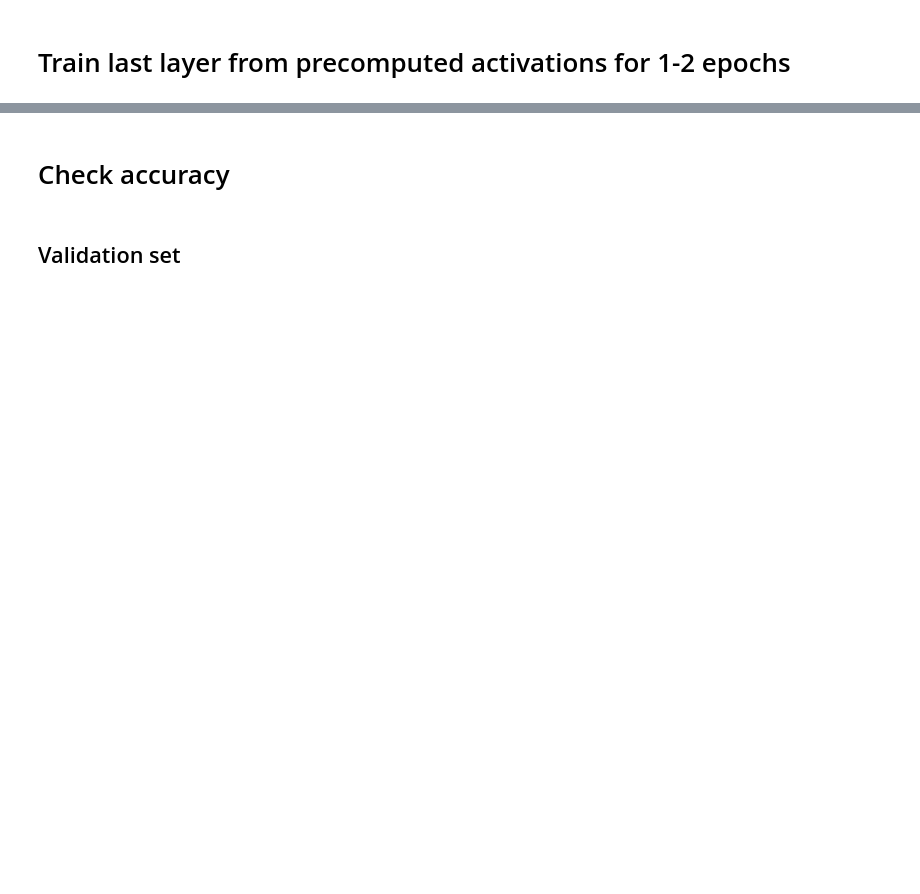
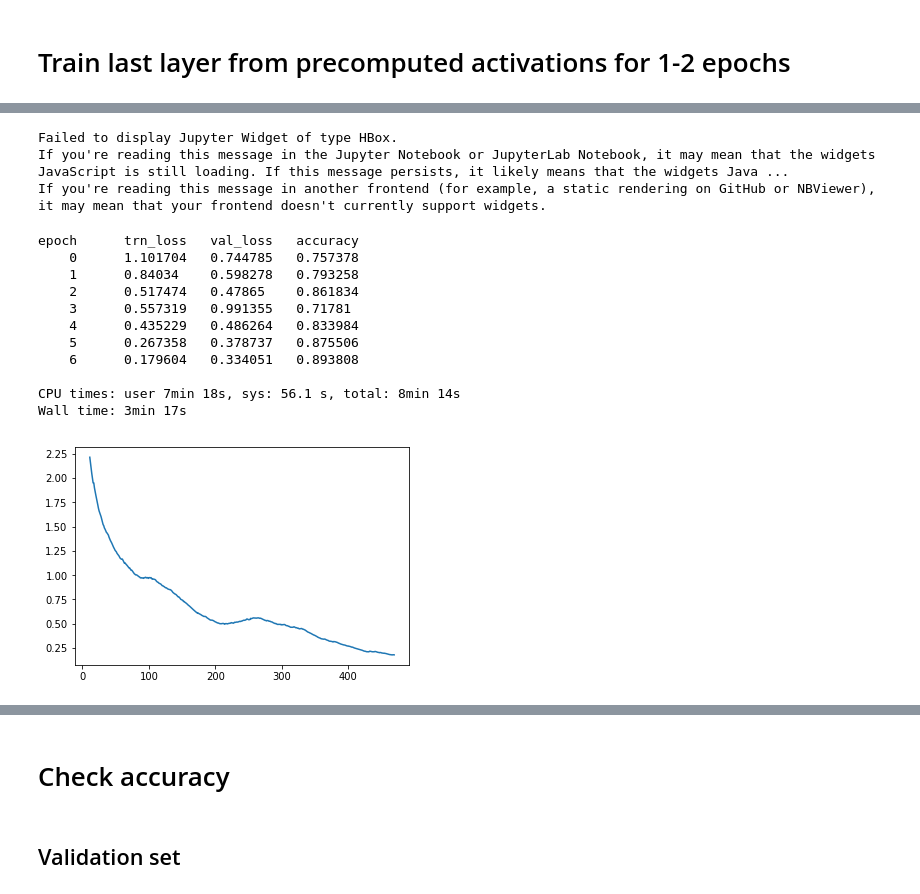
Before and after one commit to synaplasticity/fastai, a Jupyter notebook: courses/dl1/plant-seeds-CNN.ipynb, the cells around one changed output, grey strips where cells are left out. Saved outputs shown, nothing was run; the diff lists cells and outputs as text; code cells hidden in the pictures; blank space fills up the shorter version.

```diff
--- a/courses/dl1/plant-seeds-CNN.ipynb
+++ b/courses/dl1/plant-seeds-CNN.ipynb
@@ -207 +233,25 @@ learn.fit(learning_rate, 3)
+# %%
+learn.unfreeze()
+
+%time learn.fit(learning_rates, 3, cycle_len=1, cycle_mult=2)
+
+learn.sched.plot_loss()
+
+learn.save(f'{project_name}_entire_network_{size}')
+# %% [output]
+Failed to display Jupyter Widget of type HBox.
+If you're reading this message in the Jupyter Notebook or JupyterLab Notebook, it may mean that the widgets JavaScript is still loading. If this message persists, it likely means that the widgets Java ...
+If you're reading this message in another frontend (for example, a static rendering on GitHub or NBViewer), it may mean that your frontend doesn't currently support widgets.
+epoch      trn_loss   val_loss   accuracy
+    0      1.101704   0.744785   0.757378
+    1      0.84034    0.598278   0.793258
+    2      0.517474   0.47865    0.861834
+    3      0.557319   0.991355   0.71781
+    4      0.435229   0.486264   0.833984
+    5      0.267358   0.378737   0.875506
+    6      0.179604   0.334051   0.893808
+
+CPU times: user 7min 18s, sys: 56.1 s, total: 8min 14s
+Wall time: 3min 17s
+[figure, added]
 # %%
```
Also changed, not shown: parts of 67 cells of this notebook.
